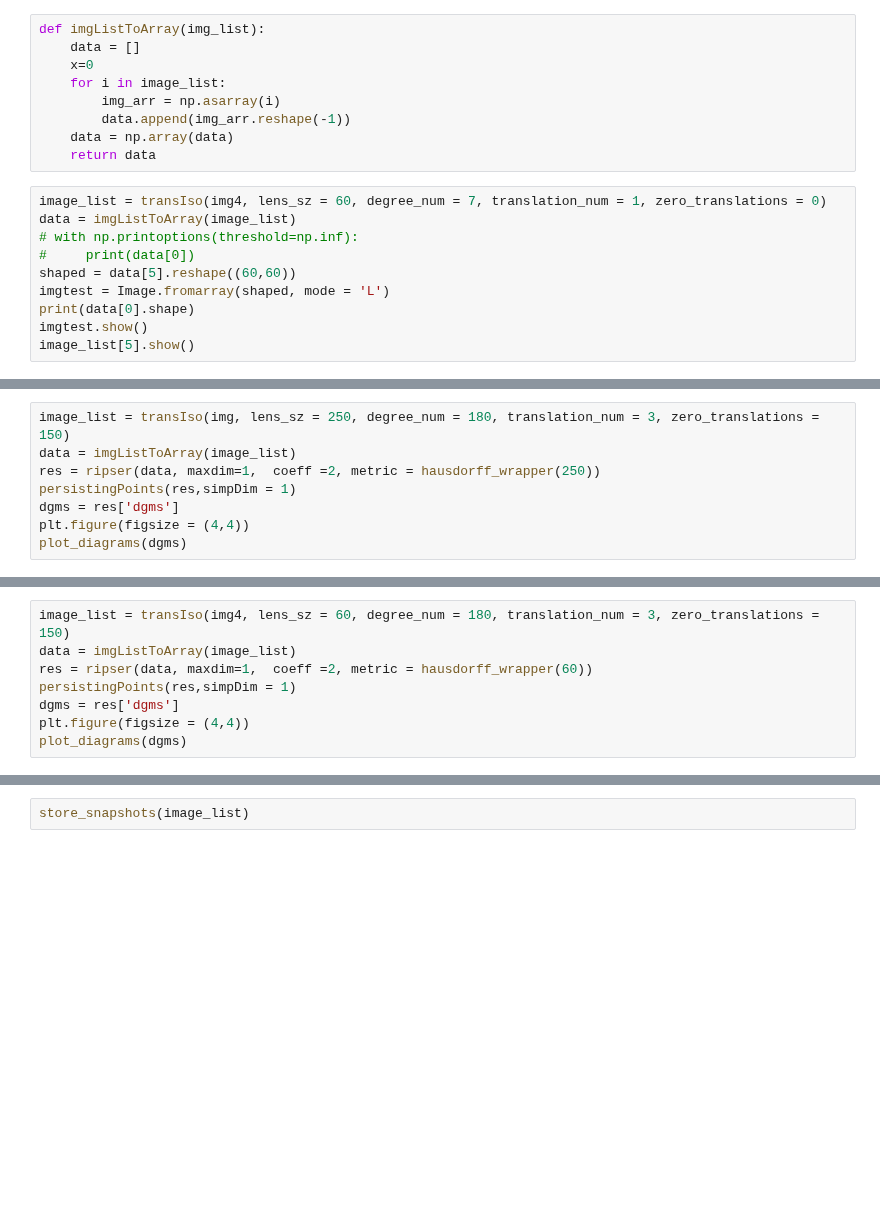
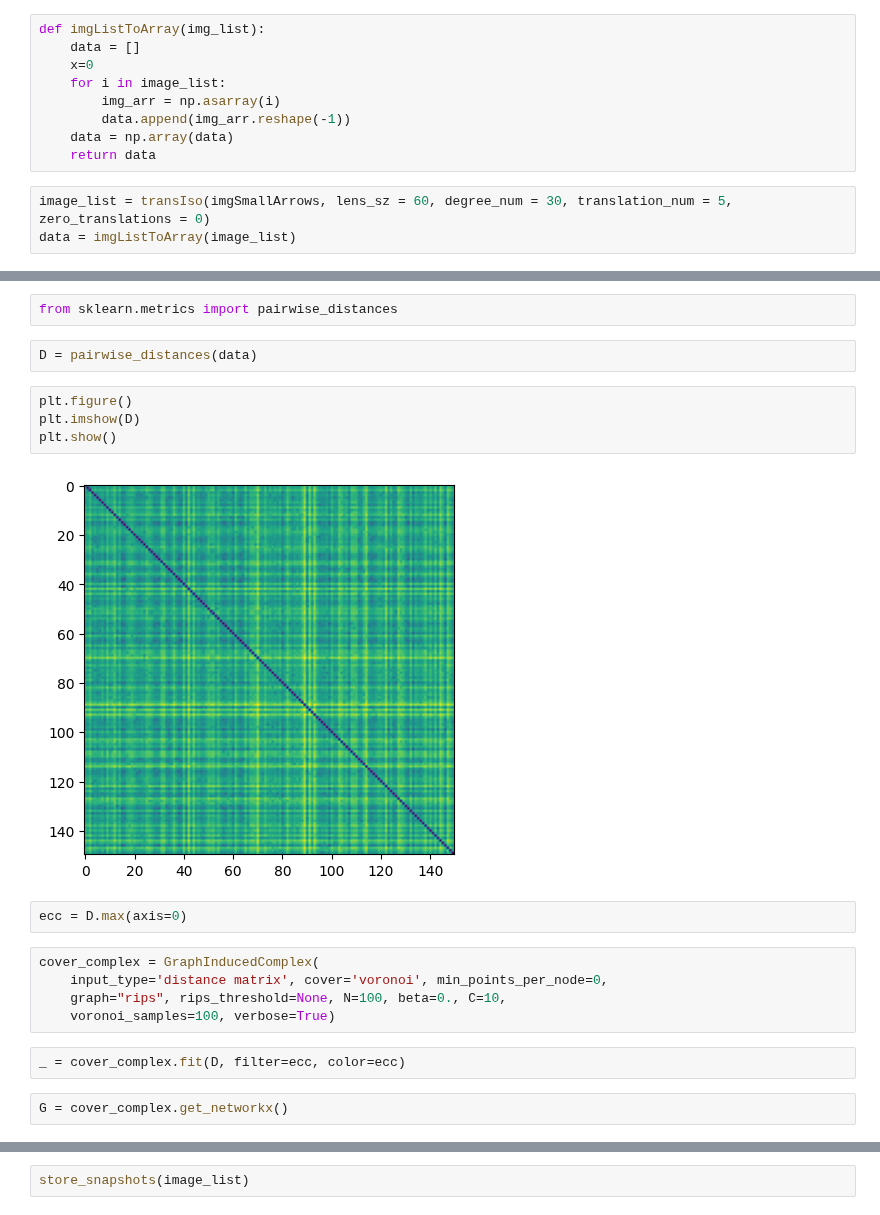
Before and after one commit to kyleormsby/persistent-symmetry, a Jupyter notebook: studentDemos/Dale_demos/GUDHI-test.ipynb, the cells around one changed output, grey strips where cells are left out. Saved outputs shown, nothing was run; the diff lists cells and outputs as text; blank space fills up the shorter version.

```diff
--- a/studentDemos/Dale_demos/GUDHI-test.ipynb
+++ b/studentDemos/Dale_demos/GUDHI-test.ipynb
@@ -202,12 +204,5 @@ def imgListToArray(img_list):
     data = np.array(data)
     return data
 # %%
-image_list = transIso(img4, lens_sz = 60, degree_num = 7, translation_num = 1, zero_translations = 0)
+image_list = transIso(imgSmallArrows, lens_sz = 60, degree_num = 30, translation_num = 5, zero_translations = 0)
 data = imgListToArray(image_list)
-# with np.printoptions(threshold=np.inf):
-#     print(data[0])
-shaped = data[5].reshape((60,60))
-imgtest = Image.fromarray(shaped, mode = 'L')
-print(data[0].shape)
-imgtest.show()
-image_list[5].show()
@@ -216,8 +208,0 @@ image_list[5].show()
-# %%
-image_list = transIso(img, lens_sz = 250, degree_num = 180, translation_num = 3, zero_translations = 150)
-data = imgListToArray(image_list)
-res = ripser(data, maxdim=1,  coeff =2, metric = hausdorff_wrapper(250))
-persistingPoints(res,simpDim = 1)
-dgms = res['dgms']
-plt.figure(figsize = (4,4))
-plot_diagrams(dgms)
@@ -227,8 +208,0 @@ plot_diagrams(dgms)
-# %%
-image_list = transIso(img4, lens_sz = 60, degree_num = 180, translation_num = 3, zero_translations = 150)
-data = imgListToArray(image_list)
-res = ripser(data, maxdim=1,  coeff =2, metric = hausdorff_wrapper(60))
-persistingPoints(res,simpDim = 1)
-dgms = res['dgms']
-plt.figure(figsize = (4,4))
-plot_diagrams(dgms)
@@ -237,0 +209,21 @@ plot_diagrams(dgms)
+# %%
+from sklearn.metrics import pairwise_distances
+# %%
+D = pairwise_distances(data)
+# %%
+plt.figure()
+plt.imshow(D)
+plt.show()
+# %% [output]
+[figure, added]
+# %%
+ecc = D.max(axis=0)
+# %%
+cover_complex = GraphInducedComplex(
+    input_type='distance matrix', cover='voronoi', min_points_per_node=0,
+    graph="rips", rips_threshold=None, N=100, beta=0., C=10,
+    voronoi_samples=100, verbose=True)
+# %%
+_ = cover_complex.fit(D, filter=ecc, color=ecc)
+# %%
+G = cover_complex.get_networkx()
```
Also changed, not shown: parts of 7 cells of this notebook.
